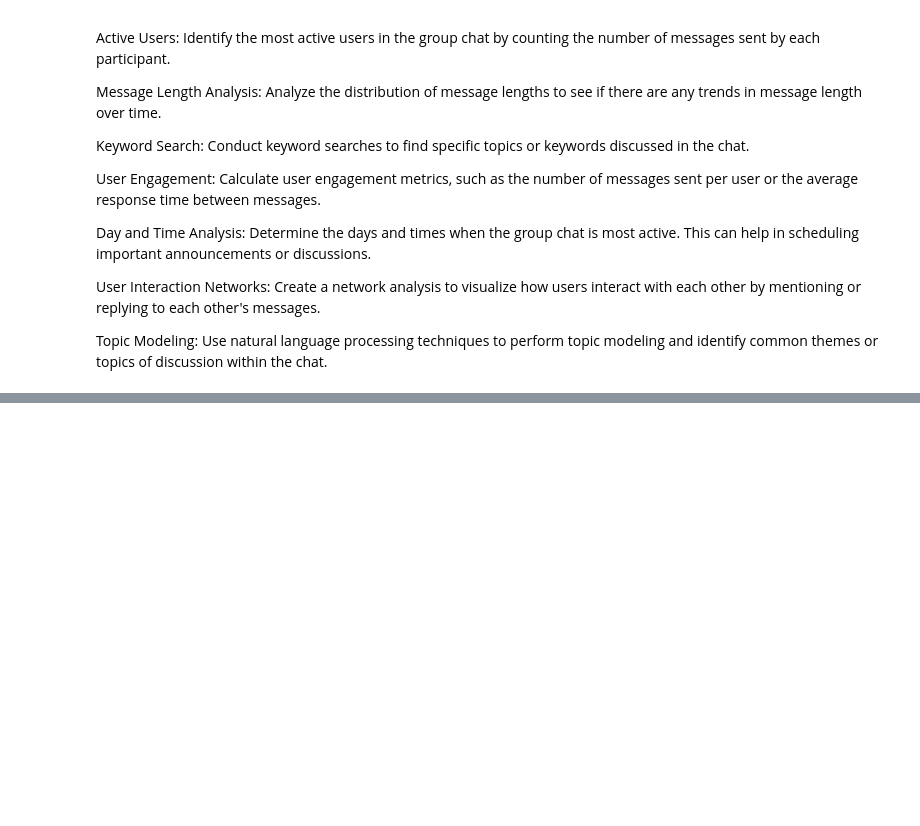
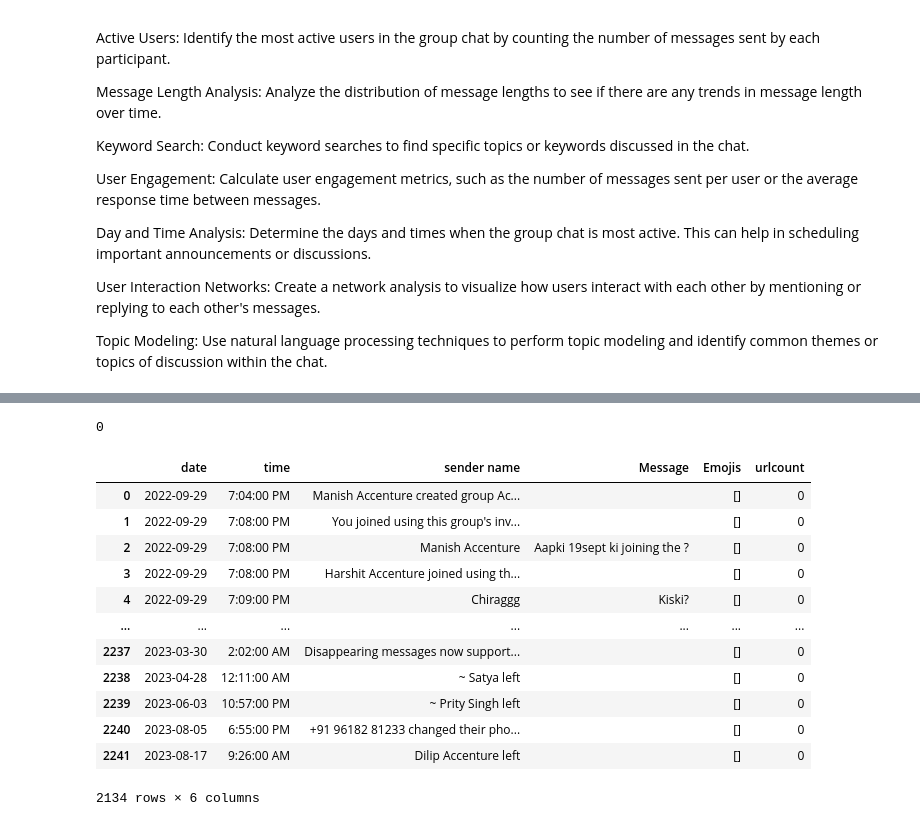
Before and after one commit to Chirag529/WhatsAppAnalysis, a Jupyter notebook: main.ipynb, the cells around one changed output, grey strips where cells are left out. Drawn from its saved outputs; the diff is of its cells as text; code cells hidden in the pictures; blank space fills up the shorter version.

Commit message:
emoji's analysis added

```diff
--- a/main.ipynb
+++ b/main.ipynb
@@ -252,0 +246,34 @@ plt.show()
+# %%
+# Function to extract emojis from a text message
+def extract_emojis(text):
+    # Define a regular expression pattern to match emojis
+    emoji_pattern = re.compile(
+        r'[\U0001F600-\U0001F64F\U0001F300-\U0001F5FF\U0001F680-\U0001F6FF'
+        r'\U0001F700-\U0001F77F\U0001F780-\U0001F7FF\U0001F800-\U0001F8FF'
+        r'\U0001F900-\U0001F9FF\U0001FA00-\U0001FA6F\U0001FA70-\U0001FAFF'
+        r'\U0001FB00-\U0001FBFF\U0001FC00-\U0001FCFF\U0001FD00-\U0001FDFF'
+        r'\U0001FE00-\U0001FEFF\U0001FF00-\U0001FFFF]+', flags=re.UNICODE
+    )
+    emojis = emoji_pattern.findall(text)
+    return emojis
+
+# Apply the extract_emojis function to the 'Message' column and create a new column 'Emojis'
+df["Emojis"] = df["Message"].apply(extract_emojis)
+
+# Count the total number of emojis
+emojis = sum(df["Emojis"].str.len())
+
+# Count the frequency of each emoji
+emoji_counts = Counter([emoji for sublist in df["Emojis"] for emoji in sublist])
+
+# Get the top 10 emojis
+top_10_emojis = emoji_counts.most_common(10)
+
+# Create a DataFrame to display the top 10 emojis and their frequencies
+top_10_df = pd.DataFrame(top_10_emojis, columns=["Emoji", "Frequency"])
+
+# Set the index to start from 1
+top_10_df.index = range(1, len(top_10_df) + 1)
+
+# Display the DataFrame
+top_10_df
@@ -314,0 +318,26 @@ NameError: name 'messages_df' is not defined
+# %%
+import numpy as np
+
+URLPATTERN = r'(https://\S+)'
+df['urlcount'] = df.Message.apply(lambda x: regex.findall(URLPATTERN, x)).str.len()
+links = np.sum(df.urlcount)
+
+links
+# %% [output]
+0
+# %%
+df
+# %% [output]
+|  | date | time | sender name | Message | Emojis | urlcount |
+| 0 | 2022-09-29 | 7:04:00 PM | Manish Accenture created group Ac... |  | [] | 0 |
+| 1 | 2022-09-29 | 7:08:00 PM | You joined using this group's inv... |  | [] | 0 |
+| 2 | 2022-09-29 | 7:08:00 PM | Manish Accenture | Aapki 19sept ki joining the ? | [] | 0 |
+| 3 | 2022-09-29 | 7:08:00 PM | Harshit Accenture joined using th... |  | [] | 0 |
+| 4 | 2022-09-29 | 7:09:00 PM | Chiraggg | Kiski? | [] | 0 |
+| ... | ... | ... | ... | ... | ... | ... |
+| 2237 | 2023-03-30 | 2:02:00 AM | Disappearing messages now support... |  | [] | 0 |
+| 2238 | 2023-04-28 | 12:11:00 AM | ~ Satya left |  | [] | 0 |
+| 2239 | 2023-06-03 | 10:57:00 PM | ~ Prity Singh left |  | [] | 0 |
+| 2240 | 2023-08-05 | 6:55:00 PM | +91 96182 81233 changed their pho... |  | [] | 0 |
+| 2241 | 2023-08-17 | 9:26:00 AM | Dilip Accenture left |  | [] | 0 |
+2134 rows × 6 columns
```
Also changed, not shown: parts of 8 cells of this notebook.
